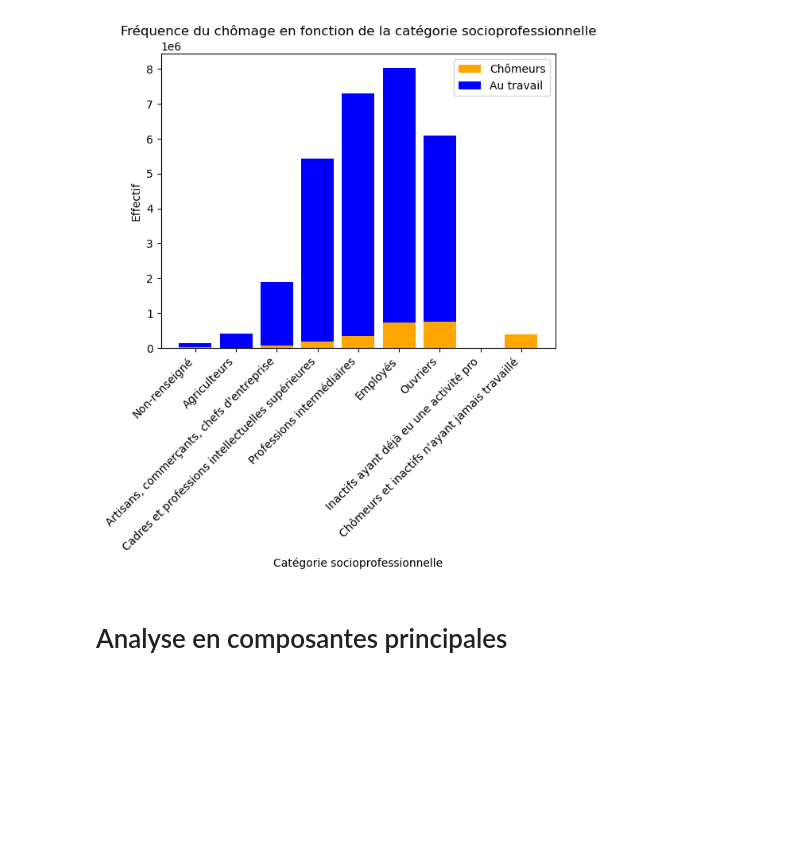
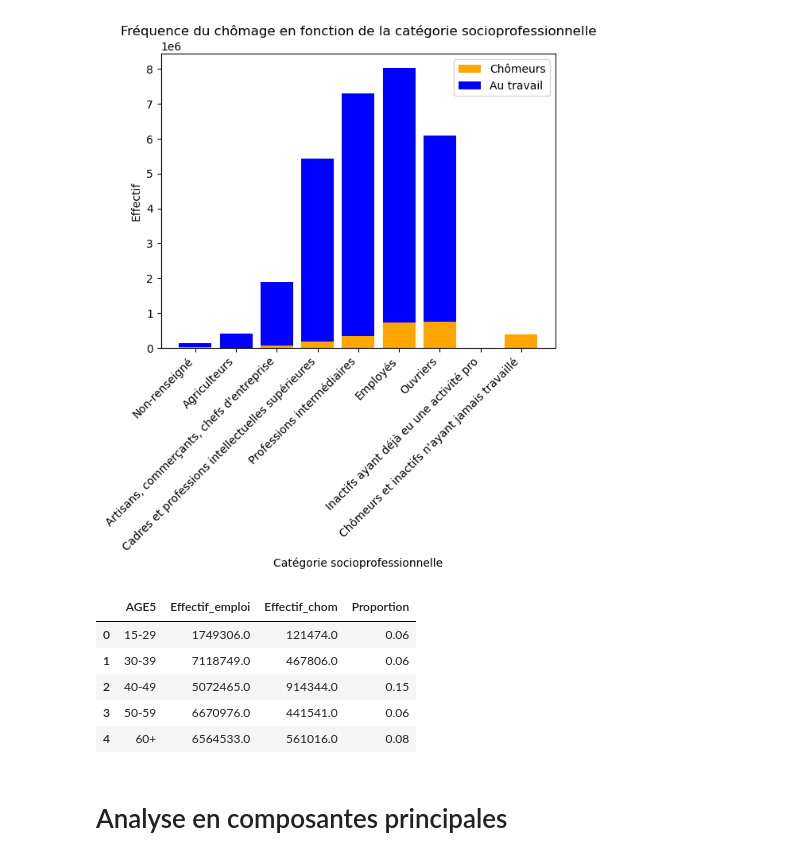
Before and after one commit to Alexis-Barrau/python_ensae, a Jupyter notebook: Scripts/Script first analysis.ipynb, the cells around one changed output. Drawn from its saved outputs; the diff is of its cells as text; code cells hidden in the pictures; blank space fills up the shorter version.

```diff
--- a/Scripts/Script first analysis.ipynb
+++ b/Scripts/Script first analysis.ipynb
@@ -114,19 +114,26 @@ plt.show()
 # %%
 #chômage par âge
 #Catégories possibles
 categories = ["15-29","30-39","40-49","50-59","60+",]
 value = EEC_2019["AGE5"].unique()
 
 #tableau avec AGE/Effectif en emploi/Effectif chômeur tout cela pondéré par EXTRIAN
 result_dict = {"AGE5": categories, 'Effectif_emploi': [], 'Effectif_chom':[], 'Proportion':[]}  #à chaque valeur on associe la somme des occurences pondérées
 for val in value :
     somme_pond_E = EEC_2019[(EEC_2019["AGE5"] == val) & (EEC_2019["ACTEU"]==1)]["EXTRIAN"].sum()
     somme_pond_C = EEC_2019[(EEC_2019["AGE5"] == val)& (EEC_2019["ACTEU"]==2)]["EXTRIAN"].sum()
     result_dict['Effectif_emploi'].append(round(somme_pond_E,0))
     result_dict['Effectif_chom'].append(round(somme_pond_C,0))
-    result_dict['Proportion'].append(somme_pond_C/(somme_pond_C + somme_pond_E))
+    result_dict['Proportion'].append(round(somme_pond_C/(somme_pond_C + somme_pond_E),2))
 data = pd.DataFrame(result_dict).sort_values(by="AGE5").reset_index(drop=True)
 data
+# %% [output]
+|  | AGE5 | Effectif_emploi | Effectif_chom | Proportion |
+| 0 | 15-29 | 1749306.0 | 121474.0 | 0.06 |
+| 1 | 30-39 | 7118749.0 | 467806.0 | 0.06 |
+| 2 | 40-49 | 5072465.0 | 914344.0 | 0.15 |
+| 3 | 50-59 | 6670976.0 | 441541.0 | 0.06 |
+| 4 | 60+ | 6564533.0 | 561016.0 | 0.08 |
 # %% [markdown]
 # Analyse en composantes principales
 # %% [markdown]
```
